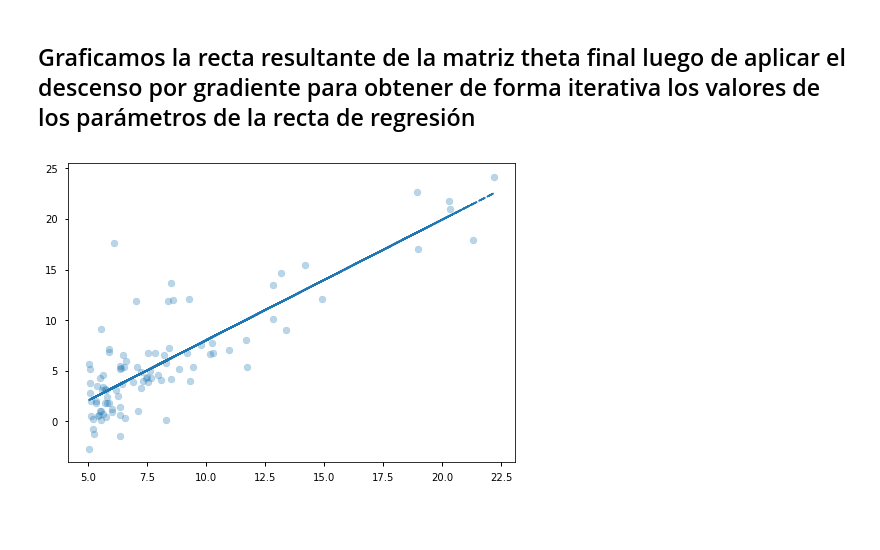
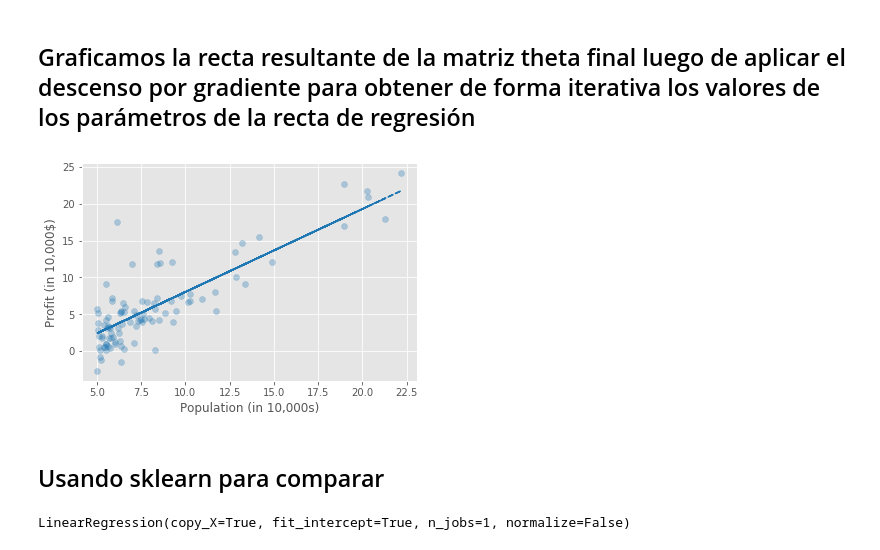
Before and after one commit to Santiago-j-s/data-science, a Jupyter notebook: LinearRegression.ipynb, the cells around one changed output. Saved outputs shown, nothing was run; the diff lists cells and outputs as text; code cells hidden in the pictures; blank space fills up the shorter version.

```diff
--- a/LinearRegression.ipynb
+++ b/LinearRegression.ipynb
@@ -32,32 +52,56 @@ plt.show()
 m = len(df)
 df['x0'] = np.ones(m)
 
-X = np.matrix(df[['x0', 'Population']])
+X = np.array(df[['x0', 'Population']])
 y = np.array(df['Profit'])
-theta = np.zeros([2, 1])
 # %% [markdown]
 ## Funciones para calcular el costo y el descenso por gradiente de una matriz theta considerando los predictores y resultados
 # %%
+def plot(x, y, pred_y):
+    plt.scatter(x, y, color=colors[0], alpha=0.3)
+    plt.plot(df.Population, pred_y, '--', color=colors[0])
+    plt.xlabel('Population (in 10,000s)')
+    plt.ylabel('Profit (in 10,000$)')
+
 def calculateCost(X, y, theta):
     h = X * theta
-    error = h.transpose() - y
+    error = h.T - y
     error_sqr = np.square(error)
-    return 1/(2*m) * np.sum(error_sqr)
+    return np.sum(error_sqr) / (2 * m)
 
 def gradientDescent(X, y, theta, alpha, num_iters):
     for n in range(num_iters):
-        h = X * theta
-        error = h.transpose() - y
-        theta_change = X.transpose() * error.transpose() * alpha * (1/m)
+        # plot(df.Population, df.Profit, X, theta)
+        # plt.savefig('fig{:04d}.png'.format(n))
+        # plt.clf()
+
+        h = X.dot(theta)
+        error = h.T - y
+        theta_change = X.T.dot(error.T) * alpha / m
         theta = theta - theta_change
+
     return theta
 # %% [markdown]
 ## Graficamos la recta resultante de la matriz theta final luego de aplicar el descenso por gradiente para obtener de forma iterativa los valores de los parámetros de la recta de regresión
-# %%
-theta = gradientDescent(X, y, theta, 0.01, 1500)
-
-plt.scatter(x=df.Population, y=df.Profit, color=colors[0], alpha=0.3)
-plt.plot(df.Population, (X*theta), '--', color=colors[0])
-plt.show()
-# %% [output]
-[figure, removed]
+# %%
+theta = np.zeros([2, 1])
+theta = gradientDescent(X, y, theta, 0.01, 1000)
+
+pred_y = np.dot(X, theta)
+plot(df.Population, df.Profit, pred_y)
+
+plt.show()
+# %% [output]
+[figure, added]
+# %% [markdown]
+## Usando sklearn para comparar
+# %%
+from sklearn.linear_model import LinearRegression
+
+X = df[['Population']]
+y = df[['Profit']]
+
+classifier = LinearRegression()
+classifier.fit(X, y)
+# %% [output]
+LinearRegression(copy_X=True, fit_intercept=True, n_jobs=1, normalize=False)
```
Also changed, not shown: parts of 6 cells of this notebook.
